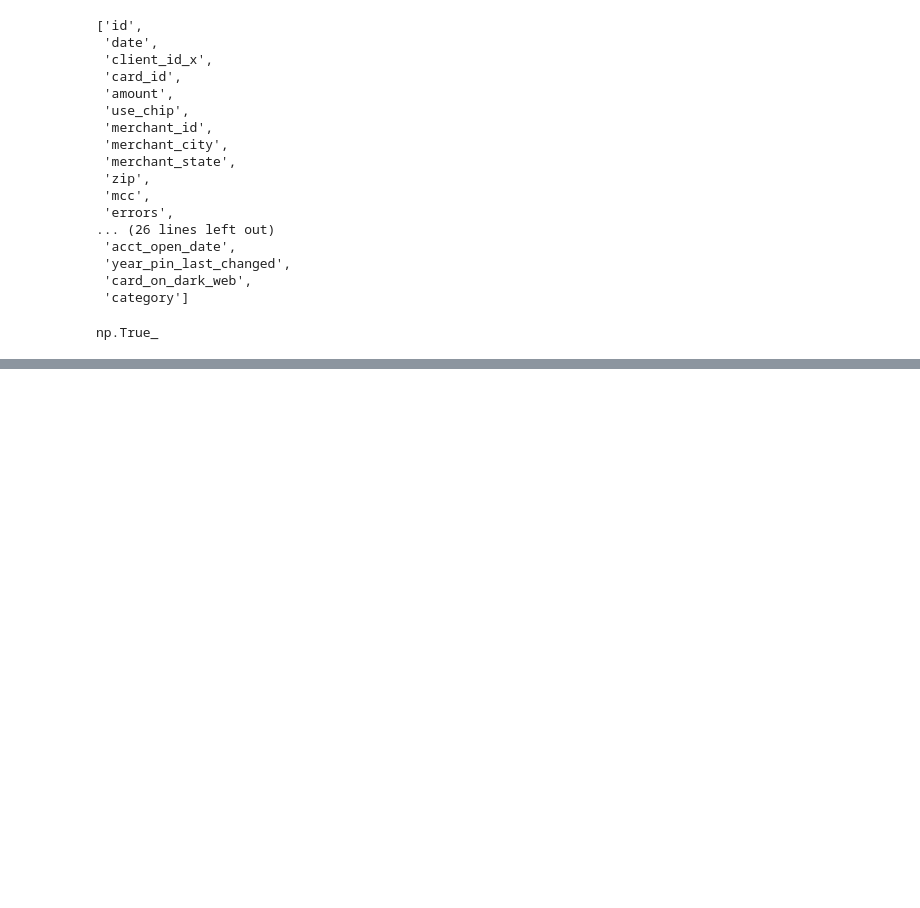
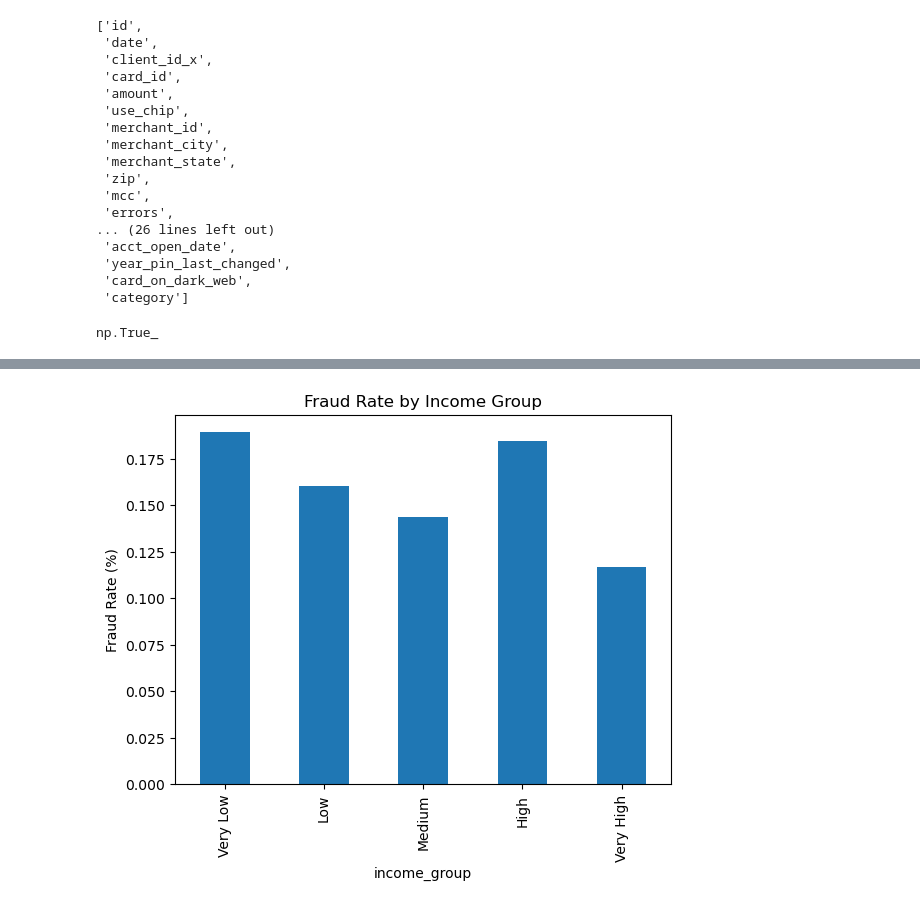
Before and after one commit to kumari-priyanka-22/Finance_ML_Project, a Jupyter notebook: Untitled.ipynb, the cells around one changed output, grey strips where cells are left out. Saved outputs shown, nothing was run; the diff lists cells and outputs as text; code cells hidden in the pictures; blank space fills up the shorter version.

```diff
--- a/Untitled.ipynb
+++ b/Untitled.ipynb
@@ -657,0 +730,21 @@ model_df.rename(
+# %%
+model_df['income_group'] = pd.qcut(
+    model_df['yearly_income'],
+    q=5,
+    labels=[
+        'Very Low',
+        'Low',
+        'Medium',
+        'High',
+        'Very High'
+    ]
+)
+# %%
+income_fraud = (
+    model_df
+    .groupby('income_group')['fraud']
+    .mean()
+    * 100
+)
+
+print(income_fraud)
@@ -657,0 +759,11 @@ model_df.rename(
+# %%
+import matplotlib.pyplot as plt
+
+income_fraud.plot(kind='bar')
+
+plt.title('Fraud Rate by Income Group')
+plt.ylabel('Fraud Rate (%)')
+
+plt.show()
+# %% [output]
+[figure, added]
```
Also changed, not shown: parts of 30 cells of this notebook.
